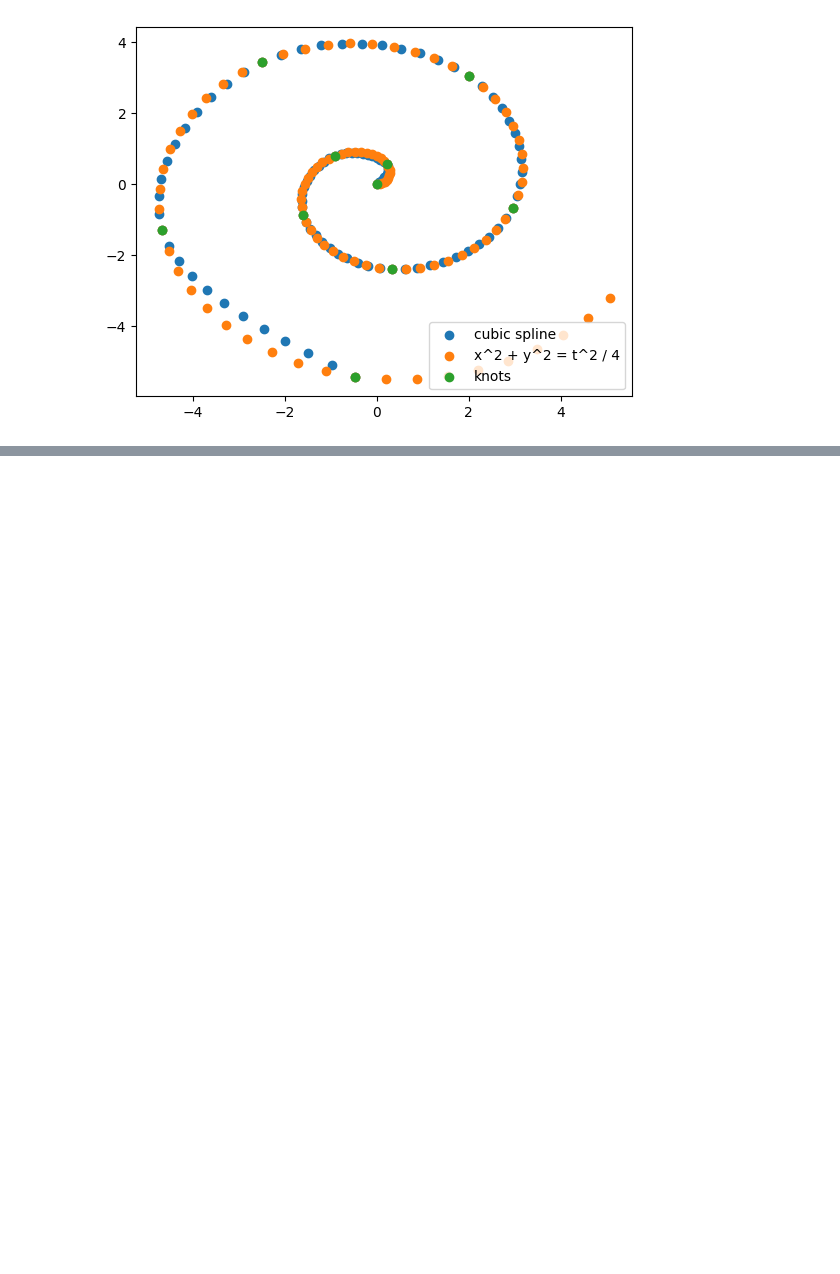
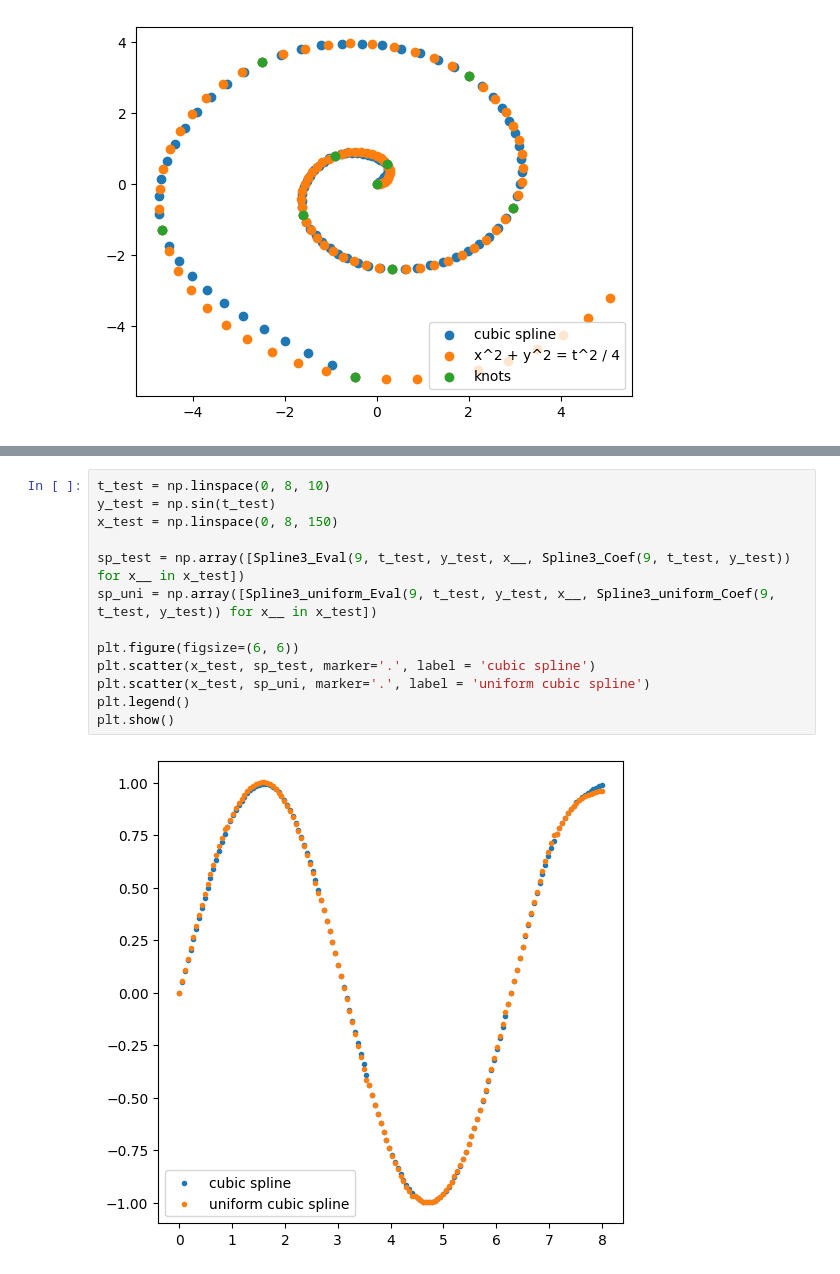
Before and after one commit to tirals88/Numerical-Mathematics-and-Computing, a Jupyter notebook: Chap6_Spline Functions.ipynb, the cells around one changed output, grey strips where cells are left out. Drawn from its saved outputs; the diff is of its cells as text; blank space fills up the shorter version.

```diff
--- a/Chap6_Spline Functions.ipynb
+++ b/Chap6_Spline Functions.ipynb
@@ -679,0 +788,15 @@ plt.show()
+# %%
+t_test = np.linspace(0, 8, 10)
+y_test = np.sin(t_test)
+x_test = np.linspace(0, 8, 150)
+
+sp_test = np.array([Spline3_Eval(9, t_test, y_test, x__, Spline3_Coef(9, t_test, y_test)) for x__ in x_test])
+sp_uni = np.array([Spline3_uniform_Eval(9, t_test, y_test, x__, Spline3_uniform_Coef(9, t_test, y_test)) for x__ in x_test])
+
+plt.figure(figsize=(6, 6))
+plt.scatter(x_test, sp_test, marker='.', label = 'cubic spline')
+plt.scatter(x_test, sp_uni, marker='.', label = 'uniform cubic spline')
+plt.legend()
+plt.show()
+# %% [output]
+[figure, added]
```
Also changed, not shown: parts of 7 cells of this notebook.
